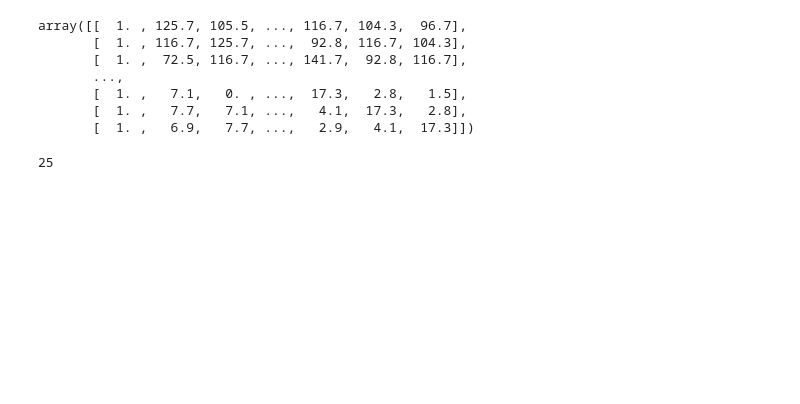
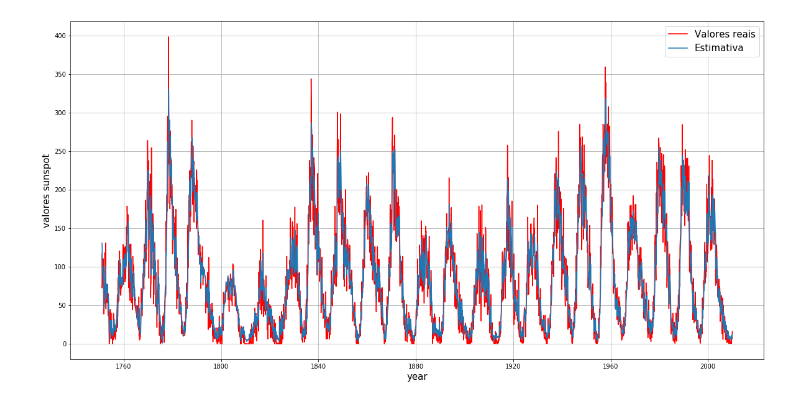
Before and after one commit to douglashsabreu/Karen_EFC1, a Jupyter notebook: EFC1.ipynb, the cells around one changed output. Drawn from its saved outputs; the diff is of its cells as text; code cells hidden in the pictures; blank space fills up the shorter version.

```diff
--- a/EFC1.ipynb
+++ b/EFC1.ipynb
@@ -46,17 +46,15 @@ y = gera_y(sunspots_treino, 24)
 phi = np.insert(phi, 0, 1, axis=1)
 # Calcula o w através da solução fechada (Tópico 3 #18)
 w = np.dot(np.dot(np.linalg.inv(np.dot(phi.T, phi)), phi.T), y)
-# %%
-phi
-# %% [output]
-array([[  1. , 125.7, 105.5, ..., 116.7, 104.3,  96.7],
-       [  1. , 116.7, 125.7, ...,  92.8, 116.7, 104.3],
-       [  1. ,  72.5, 116.7, ..., 141.7,  92.8, 116.7],
-       ...,
-       [  1. ,   7.1,   0. , ...,  17.3,   2.8,   1.5],
-       [  1. ,   7.7,   7.1, ...,   4.1,  17.3,   2.8],
-       [  1. ,   6.9,   7.7, ...,   2.9,   4.1,  17.3]])
-# %%
-len(phi.T)
-# %% [output]
-25
+# %%
+# Plota os valores do treinamento e suas respectivas aproximações
+plt.figure(figsize=(20,10))
+plt.grid(True)
+plt.plot(anos_treino[24:], sunspots_treino[24:], 'r', label="Valores reais")
+plt.plot(anos_treino[24:], np.dot(phi,w), label="Estimativa")
+plt.legend(fontsize=15)
+plt.xlabel('year', fontsize=15)
+plt.ylabel('valores sunspot', fontsize=15)
+plt.show()
+# %% [output]
+[figure, added]
```
